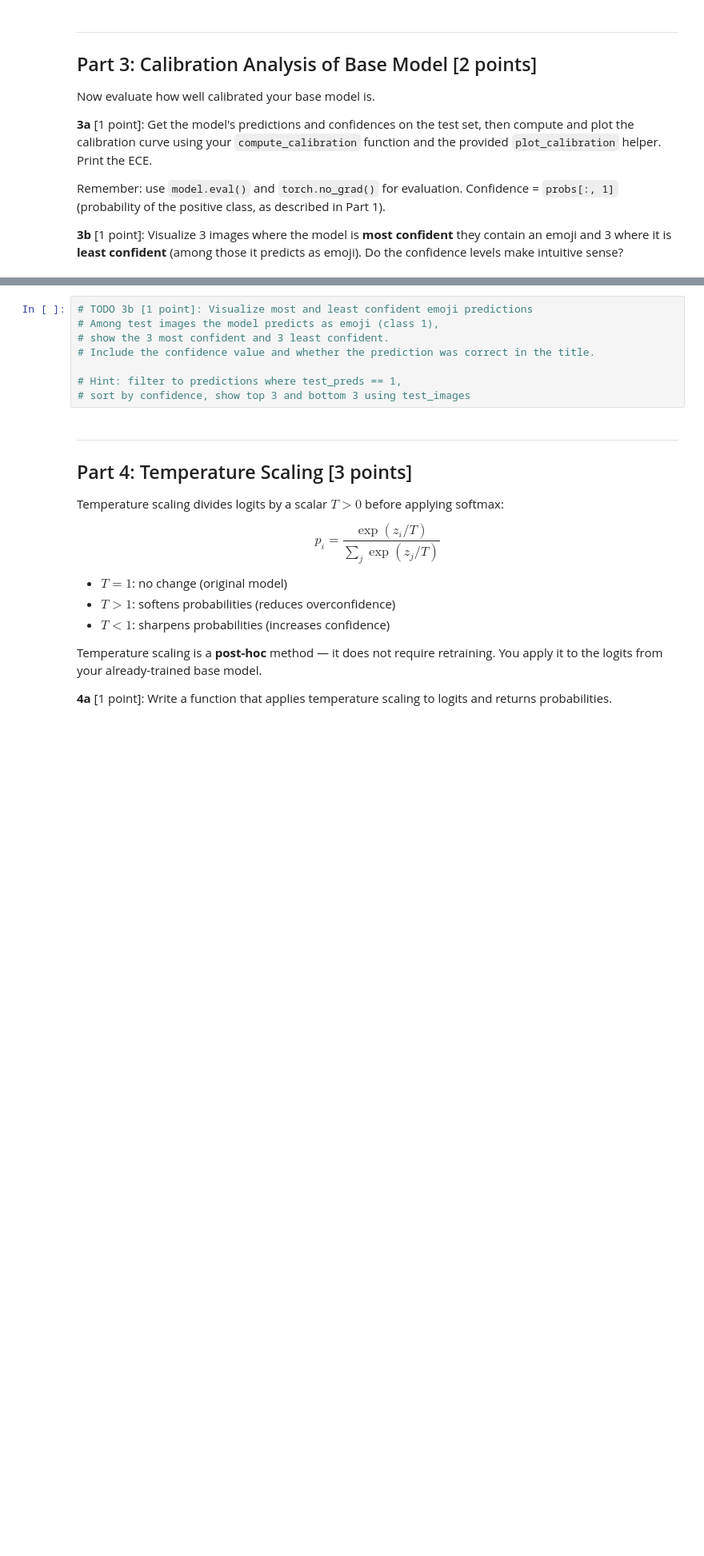
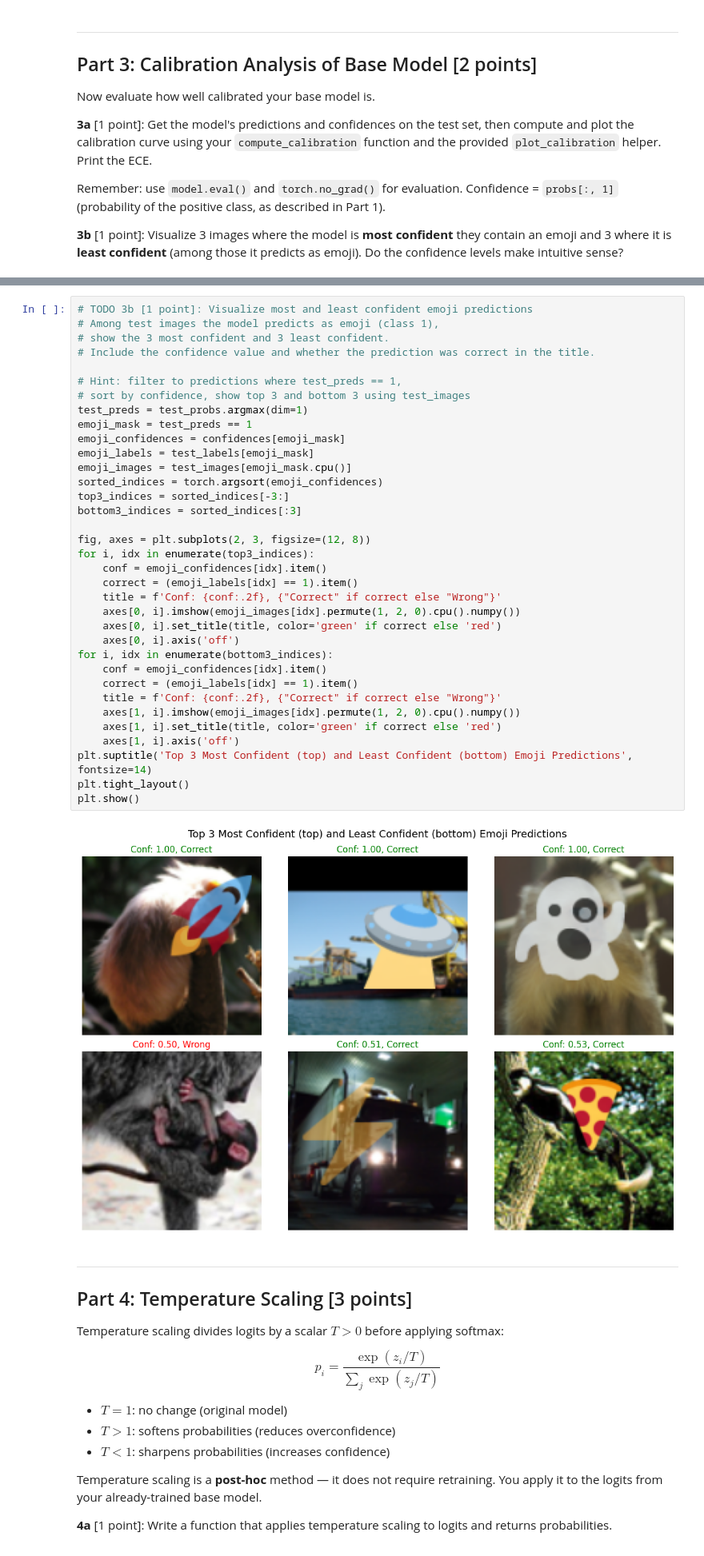
Before and after one commit to Vedant2100/s26, a Jupyter notebook: CS_229/hw2/hw2.ipynb, the cells around one changed output, grey strips where cells are left out. Shown at 80% size. Drawn from its saved outputs; the diff is of its cells as text; blank space fills up the shorter version.

```diff
--- a/CS_229/hw2/hw2.ipynb
+++ b/CS_229/hw2/hw2.ipynb
@@ -368,11 +413,40 @@ Remember: use `model.eval()` and `torch.no_grad()` for evaluation. Confidence =
-# %%
-# TODO 3b [1 point]: Visualize most and least confident emoji predictions
-# Among test images the model predicts as emoji (class 1),
-# show the 3 most confident and 3 least confident.
-# Include the confidence value and whether the prediction was correct in the title.
-
-# Hint: filter to predictions where test_preds == 1,
-# sort by confidence, show top 3 and bottom 3 using test_images
+# %%
+# TODO 3b [1 point]: Visualize most and least confident emoji predictions
+# Among test images the model predicts as emoji (class 1),
+# show the 3 most confident and 3 least confident.
+# Include the confidence value and whether the prediction was correct in the title.
+
+# Hint: filter to predictions where test_preds == 1,
+# sort by confidence, show top 3 and bottom 3 using test_images
+test_preds = test_probs.argmax(dim=1)
+emoji_mask = test_preds == 1
+emoji_confidences = confidences[emoji_mask]
+emoji_labels = test_labels[emoji_mask]
+emoji_images = test_images[emoji_mask.cpu()]
+sorted_indices = torch.argsort(emoji_confidences)
+top3_indices = sorted_indices[-3:]
+bottom3_indices = sorted_indices[:3]
+
+fig, axes = plt.subplots(2, 3, figsize=(12, 8))
+for i, idx in enumerate(top3_indices):
+    conf = emoji_confidences[idx].item()
+    correct = (emoji_labels[idx] == 1).item()
+    title = f'Conf: {conf:.2f}, {"Correct" if correct else "Wrong"}'
+    axes[0, i].imshow(emoji_images[idx].permute(1, 2, 0).cpu().numpy())
+    axes[0, i].set_title(title, color='green' if correct else 'red')
+    axes[0, i].axis('off')
+for i, idx in enumerate(bottom3_indices):
+    conf = emoji_confidences[idx].item()
+    correct = (emoji_labels[idx] == 1).item()
+    title = f'Conf: {conf:.2f}, {"Correct" if correct else "Wrong"}'
+    axes[1, i].imshow(emoji_images[idx].permute(1, 2, 0).cpu().numpy())
+    axes[1, i].set_title(title, color='green' if correct else 'red')
+    axes[1, i].axis('off')
+plt.suptitle('Top 3 Most Confident (top) and Least Confident (bottom) Emoji Predictions', fontsize=14)
+plt.tight_layout()
+plt.show()
+# %% [output]
+[figure, added]
 # %% [markdown]
 ---
 
```
Also changed, not shown: parts of 15 cells of this notebook.
